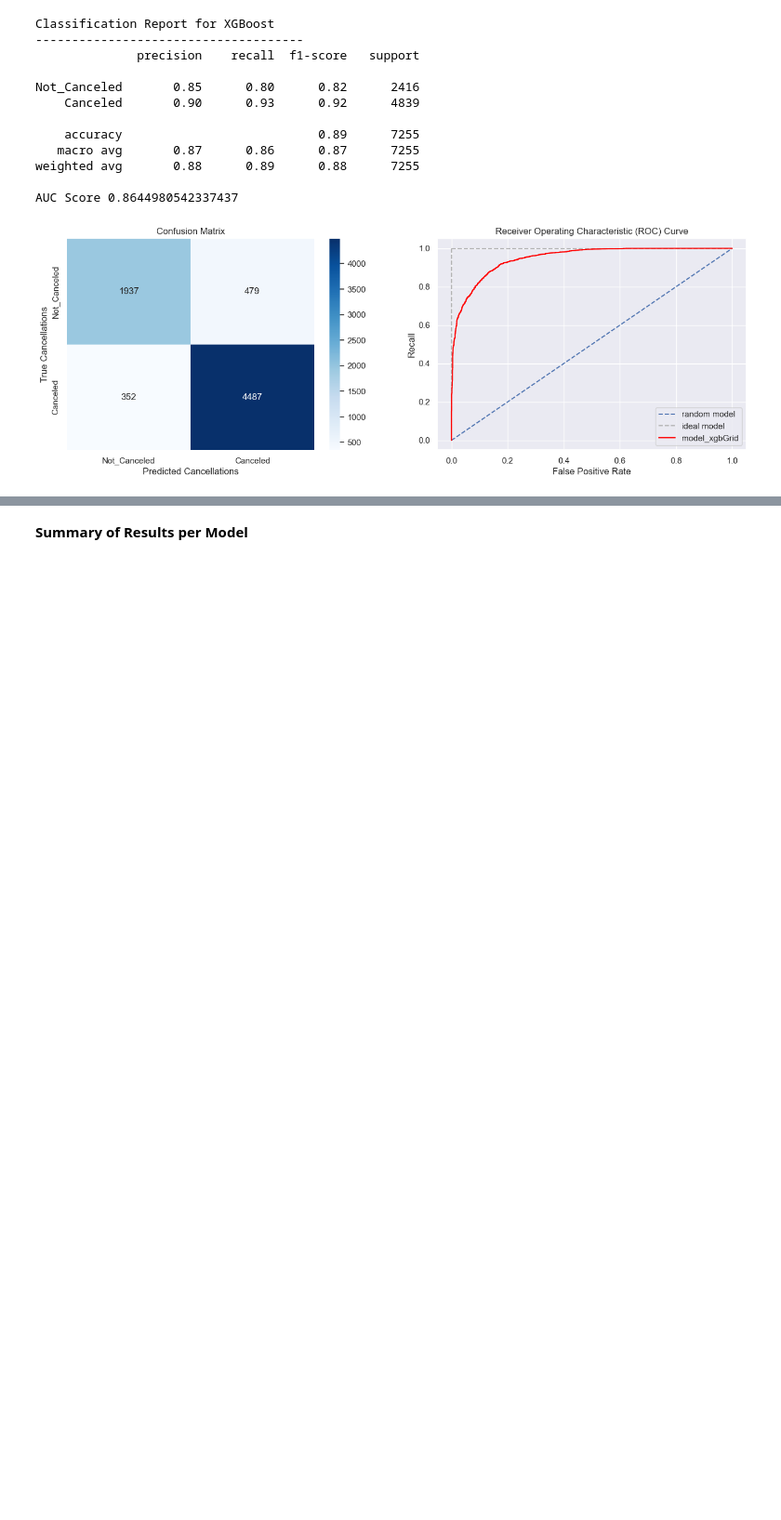
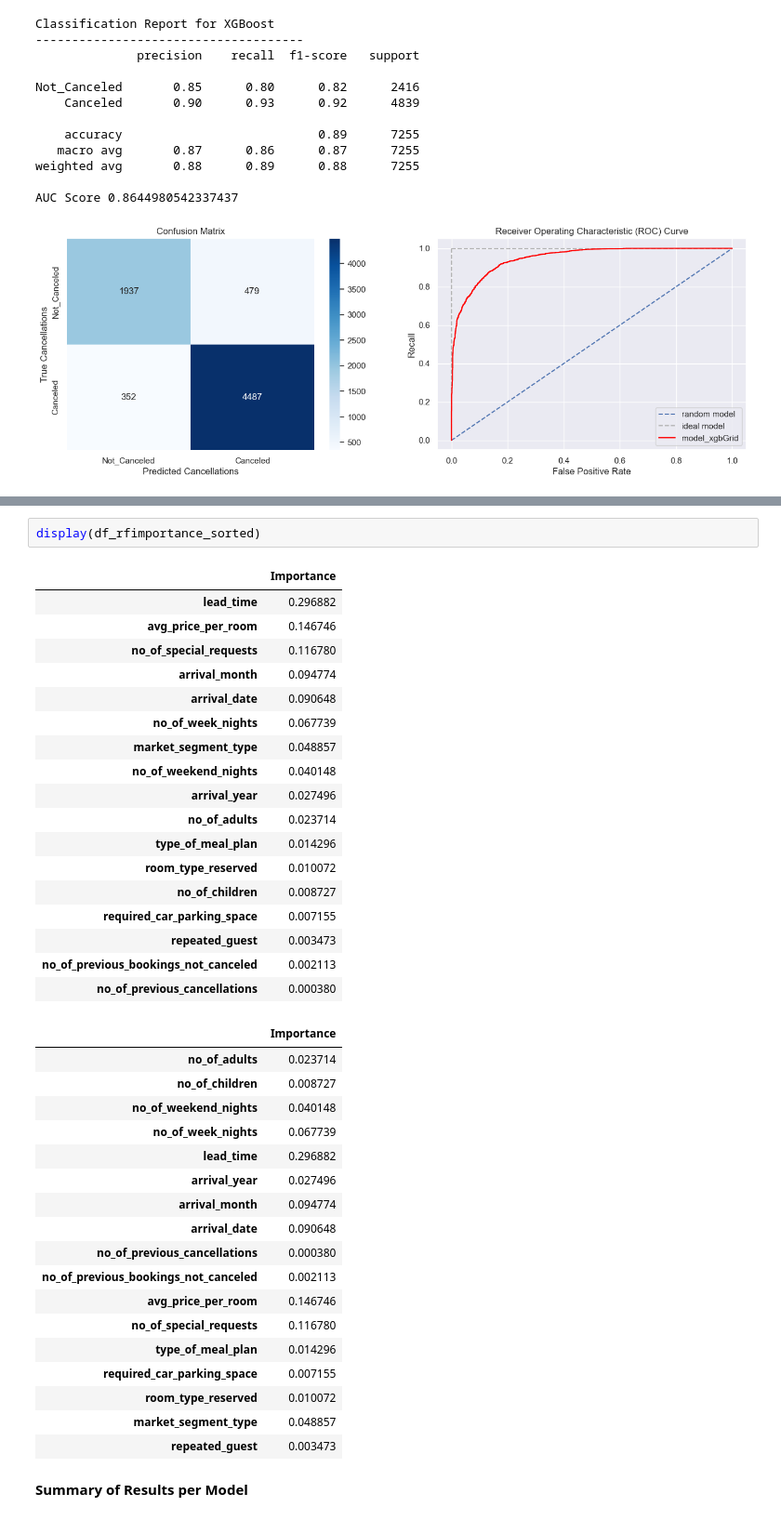
Before and after one commit to luthien4/Playground, a Jupyter notebook: Projects/Hotel Cancellations/Hotel_PrepModl.ipynb, the cells around one changed output, grey strips where cells are left out. Shown at 93% size. Drawn from its saved outputs; the diff is of its cells as text; blank space fills up the shorter version.

```diff
--- a/Projects/Hotel Cancellations/Hotel_PrepModl.ipynb
+++ b/Projects/Hotel Cancellations/Hotel_PrepModl.ipynb
@@ -1828,3 +1860,42 @@ AUC Score 0.8644980542337437
+# %%
+display(df_rfimportance_sorted)
+# %% [output]
+|  | Importance |
+| lead_time | 0.296882 |
+| avg_price_per_room | 0.146746 |
+| no_of_special_requests | 0.116780 |
+| arrival_month | 0.094774 |
+| arrival_date | 0.090648 |
+| no_of_week_nights | 0.067739 |
+| market_segment_type | 0.048857 |
+| no_of_weekend_nights | 0.040148 |
+| arrival_year | 0.027496 |
+| no_of_adults | 0.023714 |
+| type_of_meal_plan | 0.014296 |
+| room_type_reserved | 0.010072 |
+| no_of_children | 0.008727 |
+| required_car_parking_space | 0.007155 |
+| repeated_guest | 0.003473 |
+| no_of_previous_bookings_not_canceled | 0.002113 |
+| no_of_previous_cancellations | 0.000380 |
+|  | Importance |
+| no_of_adults | 0.023714 |
+| no_of_children | 0.008727 |
+| no_of_weekend_nights | 0.040148 |
+| no_of_week_nights | 0.067739 |
+| lead_time | 0.296882 |
+| arrival_year | 0.027496 |
+| arrival_month | 0.094774 |
+| arrival_date | 0.090648 |
+| no_of_previous_cancellations | 0.000380 |
+| no_of_previous_bookings_not_canceled | 0.002113 |
+| avg_price_per_room | 0.146746 |
+| no_of_special_requests | 0.116780 |
+| type_of_meal_plan | 0.014296 |
+| required_car_parking_space | 0.007155 |
+| room_type_reserved | 0.010072 |
+| market_segment_type | 0.048857 |
+| repeated_guest | 0.003473 |
 # %% [markdown]
 **Summary of Results per Model**
 # %%
```
Also changed, not shown: parts of 9 cells of this notebook.
